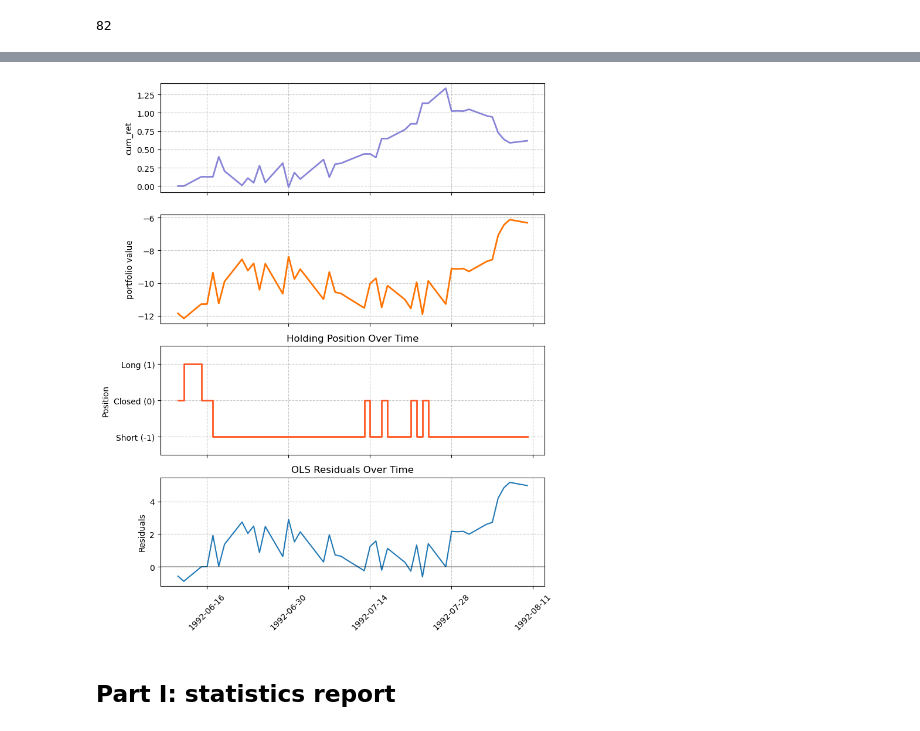
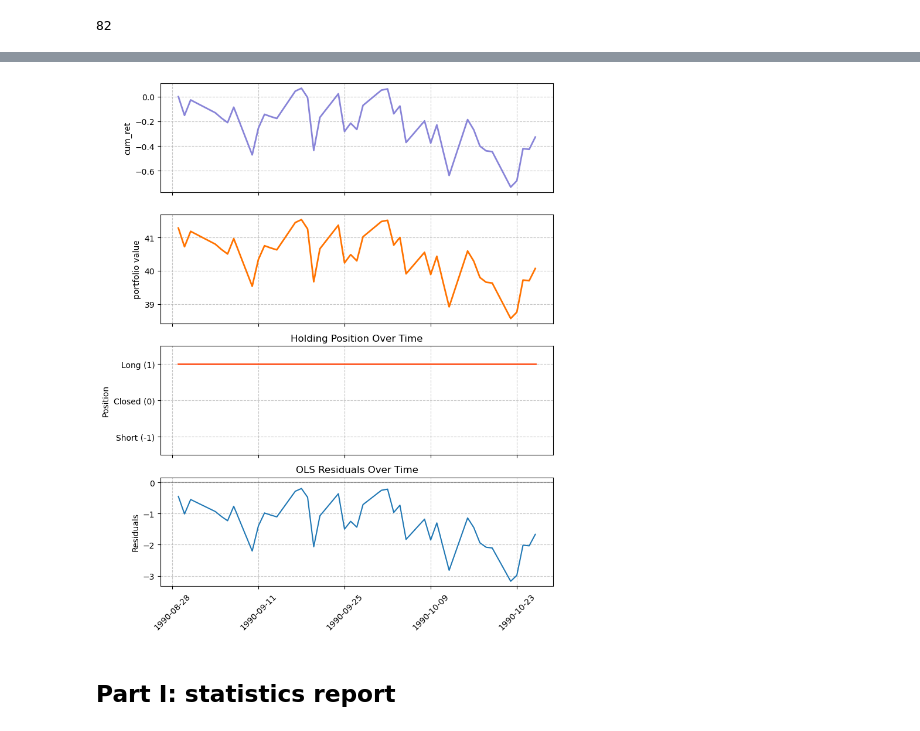
Before and after one commit to KeyangPan/PairsTrading, a Jupyter notebook: main_MRP_visualization.ipynb, the cells around one changed output, grey strips where cells are left out. Drawn from its saved outputs; the diff is of its cells as text; code cells hidden in the pictures.

Commit message:
minor modification for visualization

```diff
--- a/main_MRP_visualization.ipynb
+++ b/main_MRP_visualization.ipynb
@@ -50,5 +57,5 @@ test_list[1]
 # %%
-idx=11
+idx=0
 trade_table = test_list[idx]
 
 import matplotlib.pyplot as plt
@@ -75,34 +82,34 @@ ax1.set_ylabel('cum_ret')
 
 # 2. Stock prices over time
 ax2.plot(dates, trade_table['portfolio_value'], color='#ff7300', linewidth=2)
 ax2.set_ylabel('portfolio value')
 
 # 3. Holding position over time
 ax3.step(dates, trade_table['position'], color='#ff5722', linewidth=2, where='post')
 # ax3.axhline(y=0, color='black', linestyle='-', alpha=0.3)
 ax3.set_title('Holding Position Over Time')
 ax3.set_ylabel('Position')
 ax3.set_yticks([-1, 0, 1])
 ax3.set_yticklabels(['Short (-1)', 'Closed (0)', 'Long (1)'])
 ax3.set_ylim(-1.5, 1.5)
 
 # 4. residuals plot
 ax4.plot(dates, trade_table['residuals'])
 ax4.axhline(y=0, color='black', linestyle='-', alpha=0.3)
 ax4.set_title('OLS Residuals Over Time')
 ax4.set_ylabel('Residuals')
 
 
 
 # Adjust layout
 plt.tight_layout()
 plt.subplots_adjust(top=0.95)
 
 # Save or display the figure
 # plt.savefig('portfolio_analysis.png', dpi=300, bbox_inches='tight')
 plt.show()
 # %% [output]
-[figure, old version]
+[figure, new version]
 # %% [markdown]
 ## Part I: statistics report
 # %%
```
Also changed, not shown: parts of 2 cells of this notebook.
